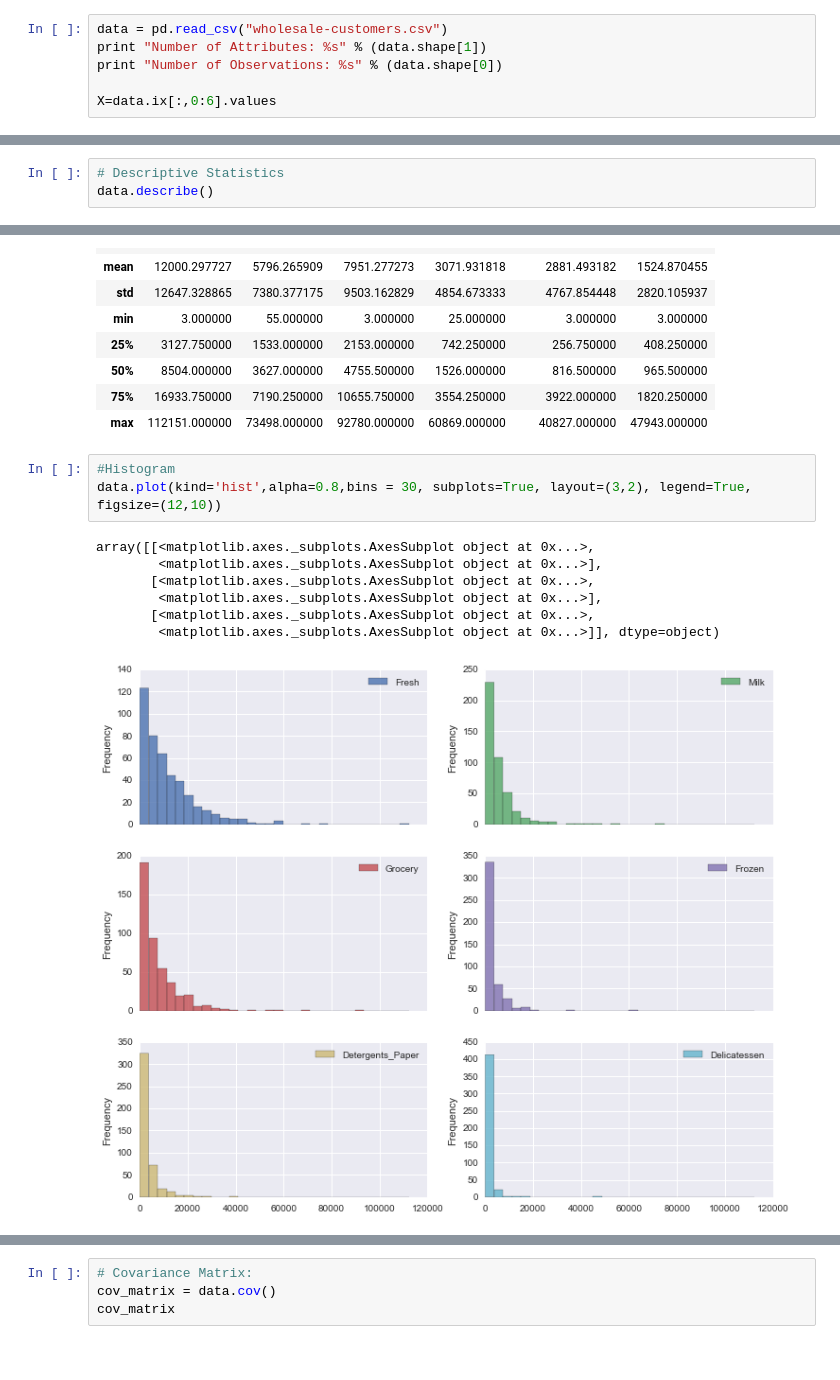
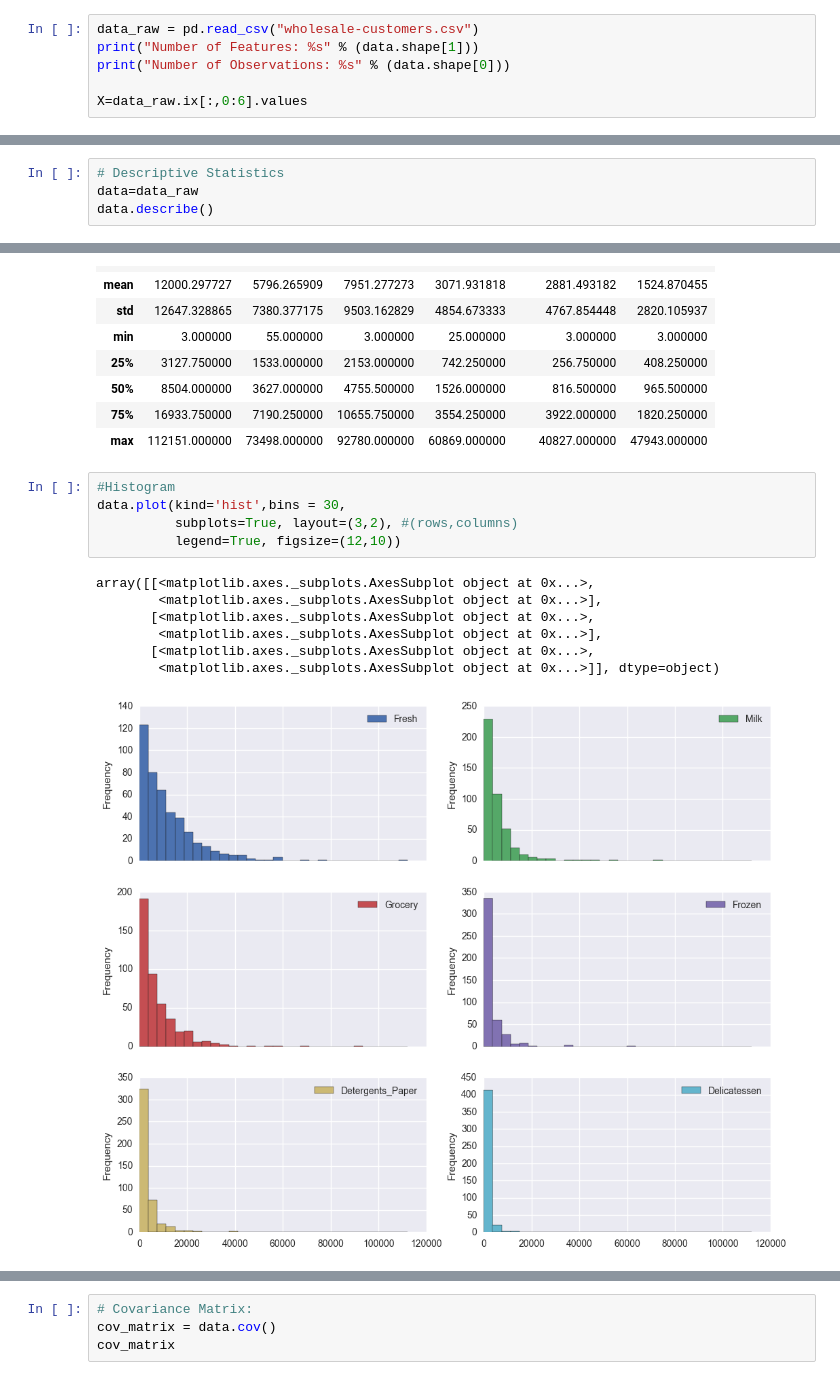
Before and after one commit to Tsmith5151/Customer-Segments, a Jupyter notebook: customer_segments.ipynb, the cells around one changed output, grey strips where cells are left out. Drawn from its saved outputs; the diff is of its cells as text.

```diff
--- a/customer_segments.ipynb
+++ b/customer_segments.ipynb
@@ -23,9 +23,9 @@ warnings.filterwarnings('ignore')
 # %% [markdown]
 ### Load Dataset:
 # %%
-data = pd.read_csv("wholesale-customers.csv")
-print "Number of Attributes: %s" % (data.shape[1])
-print "Number of Observations: %s" % (data.shape[0])
+data_raw = pd.read_csv("wholesale-customers.csv")
+print("Number of Features: %s" % (data.shape[1]))
+print("Number of Observations: %s" % (data.shape[0]))
 
-X=data.ix[:,0:6].values
+X=data_raw.ix[:,0:6].values
 # %% [output]
@@ -57,6 +57,7 @@ data.head() #consumption in m.u
 - Below is some exploratory data analysis which helps us have an understanding of the data we are working with:
 # %%
 # Descriptive Statistics
+data=data_raw
 data.describe()
 # %% [output]
 |  | Fresh | Milk | Grocery | Frozen | Detergents_Paper | Delicatessen |
@@ -70,12 +71,14 @@ data.describe()
 | max | 112151.000000 | 73498.000000 | 92780.000000 | 60869.000000 | 40827.000000 | 47943.000000 |
 # %%
 #Histogram
-data.plot(kind='hist',alpha=0.8,bins = 30, subplots=True, layout=(3,2), legend=True, figsize=(12,10))
+data.plot(kind='hist',bins = 30,
+          subplots=True, layout=(3,2), #(rows,columns)
+          legend=True, figsize=(12,10))
 # %% [output]
 array([[<matplotlib.axes._subplots.AxesSubplot object at 0x...>,
         <matplotlib.axes._subplots.AxesSubplot object at 0x...>],
        [<matplotlib.axes._subplots.AxesSubplot object at 0x...>,
         <matplotlib.axes._subplots.AxesSubplot object at 0x...>],
        [<matplotlib.axes._subplots.AxesSubplot object at 0x...>,
         <matplotlib.axes._subplots.AxesSubplot object at 0x...>]], dtype=object)
-[figure, old version]
+[figure, new version]
```
Also changed, not shown: parts of 26 cells of this notebook.
